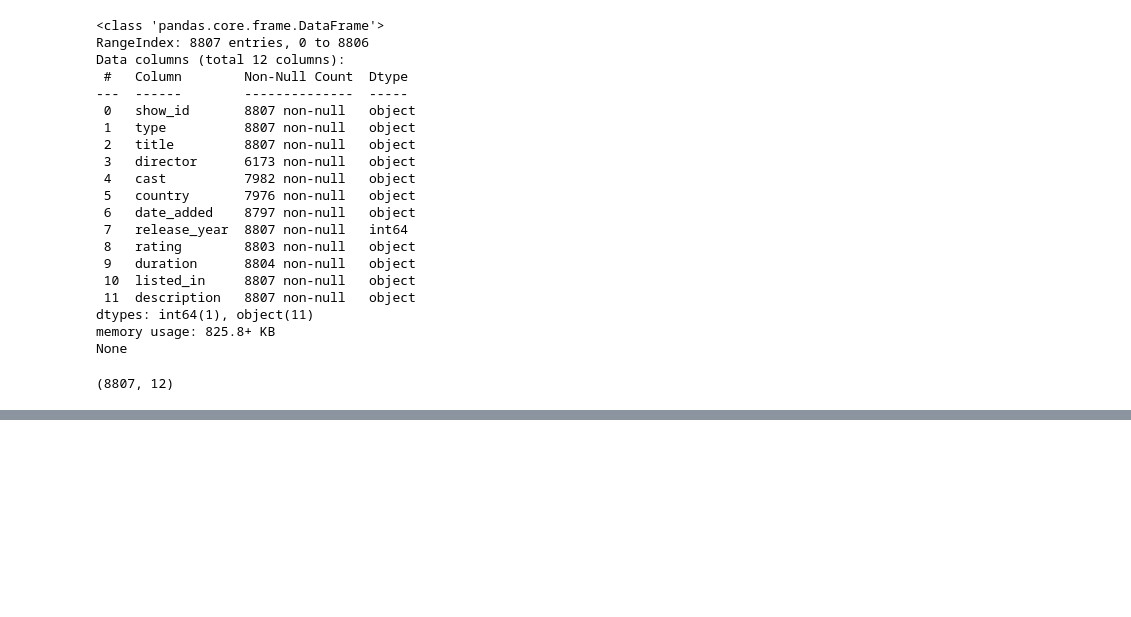
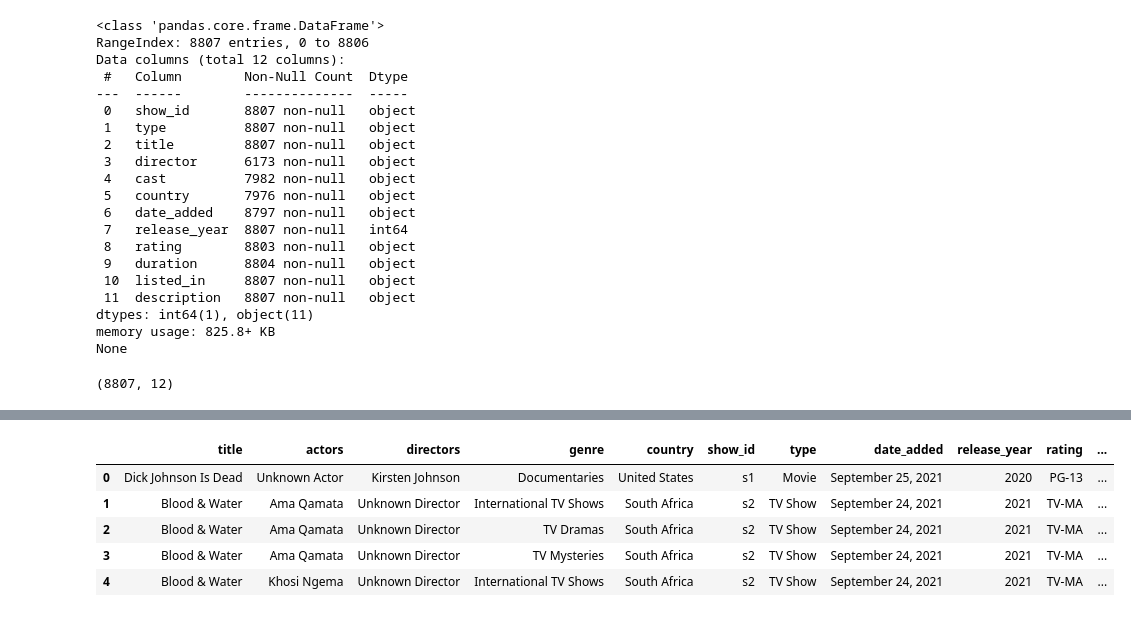
Before and after one commit to hamant-jagwan/NetflixMovies_and_TV_Shows--EDA, a Jupyter notebook: Netflix_Movies_&_TV_Shows.ipynb, the cells around one changed output, grey strips where cells are left out. Drawn from its saved outputs; the diff is of its cells as text; code cells hidden in the pictures; blank space fills up the shorter version.

```diff
--- a/Netflix_Movies_&_TV_Shows.ipynb
+++ b/Netflix_Movies_&_TV_Shows.ipynb
@@ -59,0 +129,9 @@ movies_df.shape
+# %%
+# unnesting the listed_in column i.e creating separte lines for each genre in a movie
+constraint3  = movies_df['listed_in'].apply(lambda x: str(x).split(', ')).tolist()
+df_new3 = pd.DataFrame(constraint3, index = movies_df['title'])
+df_new3 = df_new3.stack()
+df_new3 = pd.DataFrame(df_new3.reset_index())
+df_new3.rename(columns = {0:'genre'}, inplace = True)
+df_new3.drop(['level_1'], axis = 1, inplace = True)
+df_new3.head()
@@ -59,0 +145,9 @@ movies_df.shape
+# %%
+# unnesting the country column i.e creating separte lines for each genre in a movie
+constraint4  = movies_df['country'].apply(lambda x: str(x).split(', ')).tolist()
+df_new4 = pd.DataFrame(constraint4, index = movies_df['title'])
+df_new4 = df_new4.stack()
+df_new4 = pd.DataFrame(df_new4.reset_index())
+df_new4.rename(columns = {0:'country'}, inplace = True)
+df_new4.drop(['level_1'], axis = 1, inplace = True)
+df_new4.head()
@@ -59,0 +161,25 @@ movies_df.shape
+# %%
+# here we join differert column and merge it one by one and make it in one df_new
+# merging the unnested director data with unnested actors data
+df_new5  = df_new2.merge(df_new1, on = ['title'], how = 'inner')
+# merging the above merged data with unnested genre data
+df_new6  = df_new5.merge(df_new3, on = ['title'], how = 'inner')
+# merging the above merged data with unnested country data
+df_new  = df_new6.merge(df_new4, on = ['title'], how = 'inner')
+# %%
+# replacing nan values of director and acotr by Unknown Actor and Director
+
+df_new['actors'].replace(['nan'], ['Unknown Actor'], inplace= True)
+df_new['directors'].replace(['nan'], ['Unknown Director'], inplace= True)
+df_new['country'].replace(['nan'], [np.nan], inplace= True)
+# %%
+# merging our unnested data with the original data
+df_final = df_new.merge(movies_df[['show_id', 'type', 'title', 'date_added', 'release_year', 'rating', 'duration']], on = ['title'], how = 'left')
+df_final.head()
+# %% [output]
+|  | title | actors | directors | genre | country | show_id | type | date_added | release_year | rating | ... |
+| 0 | Dick Johnson Is Dead | Unknown Actor | Kirsten Johnson | Documentaries | United States | s1 | Movie | September 25, 2021 | 2020 | PG-13 | ... |
+| 1 | Blood & Water | Ama Qamata | Unknown Director | International TV Shows | South Africa | s2 | TV Show | September 24, 2021 | 2021 | TV-MA | ... |
+| 2 | Blood & Water | Ama Qamata | Unknown Director | TV Dramas | South Africa | s2 | TV Show | September 24, 2021 | 2021 | TV-MA | ... |
+| 3 | Blood & Water | Ama Qamata | Unknown Director | TV Mysteries | South Africa | s2 | TV Show | September 24, 2021 | 2021 | TV-MA | ... |
+| 4 | Blood & Water | Khosi Ngema | Unknown Director | International TV Shows | South Africa | s2 | TV Show | September 24, 2021 | 2021 | TV-MA | ... |
```
Also changed, not shown: parts of 10 cells of this notebook.
